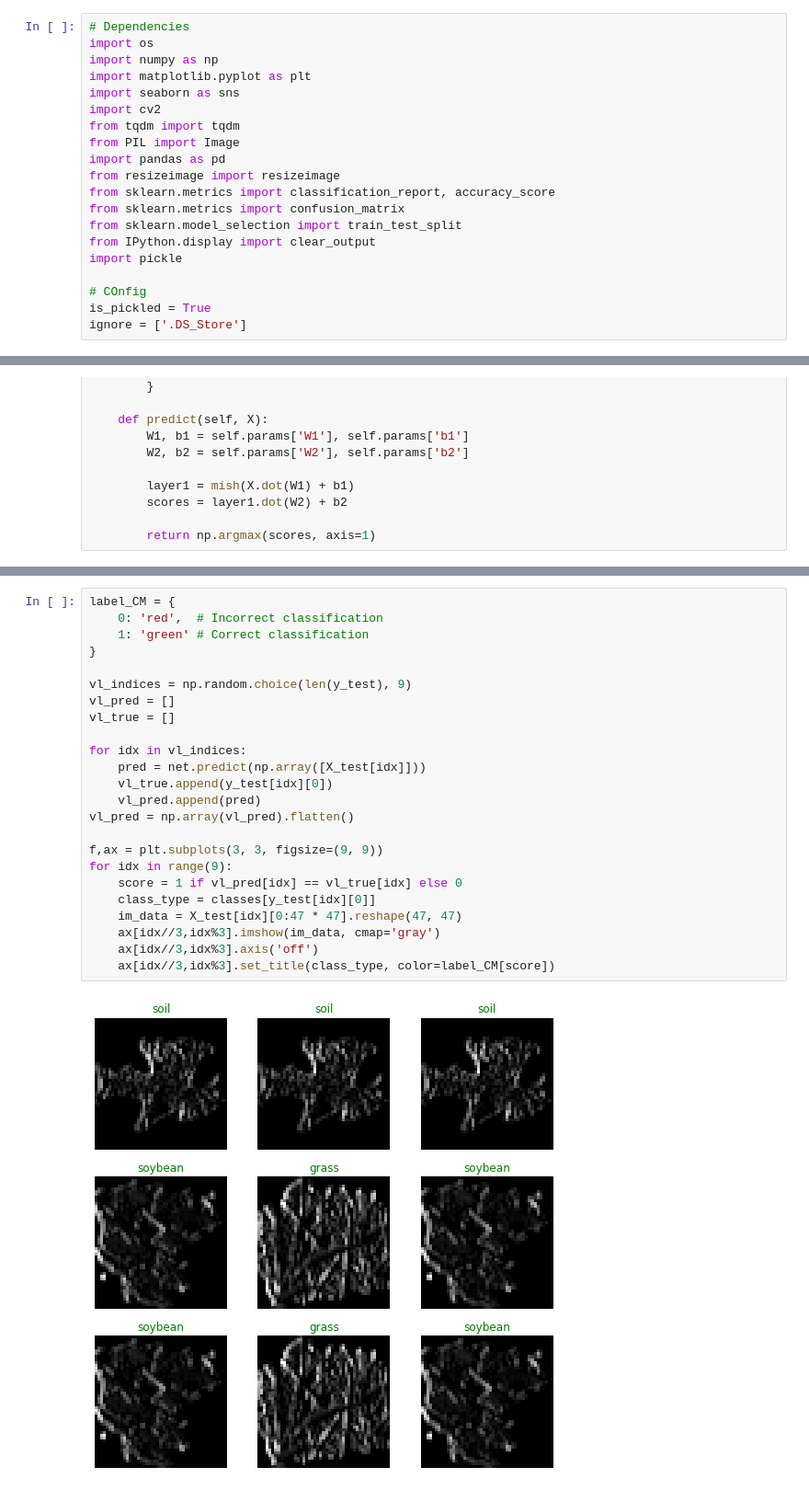
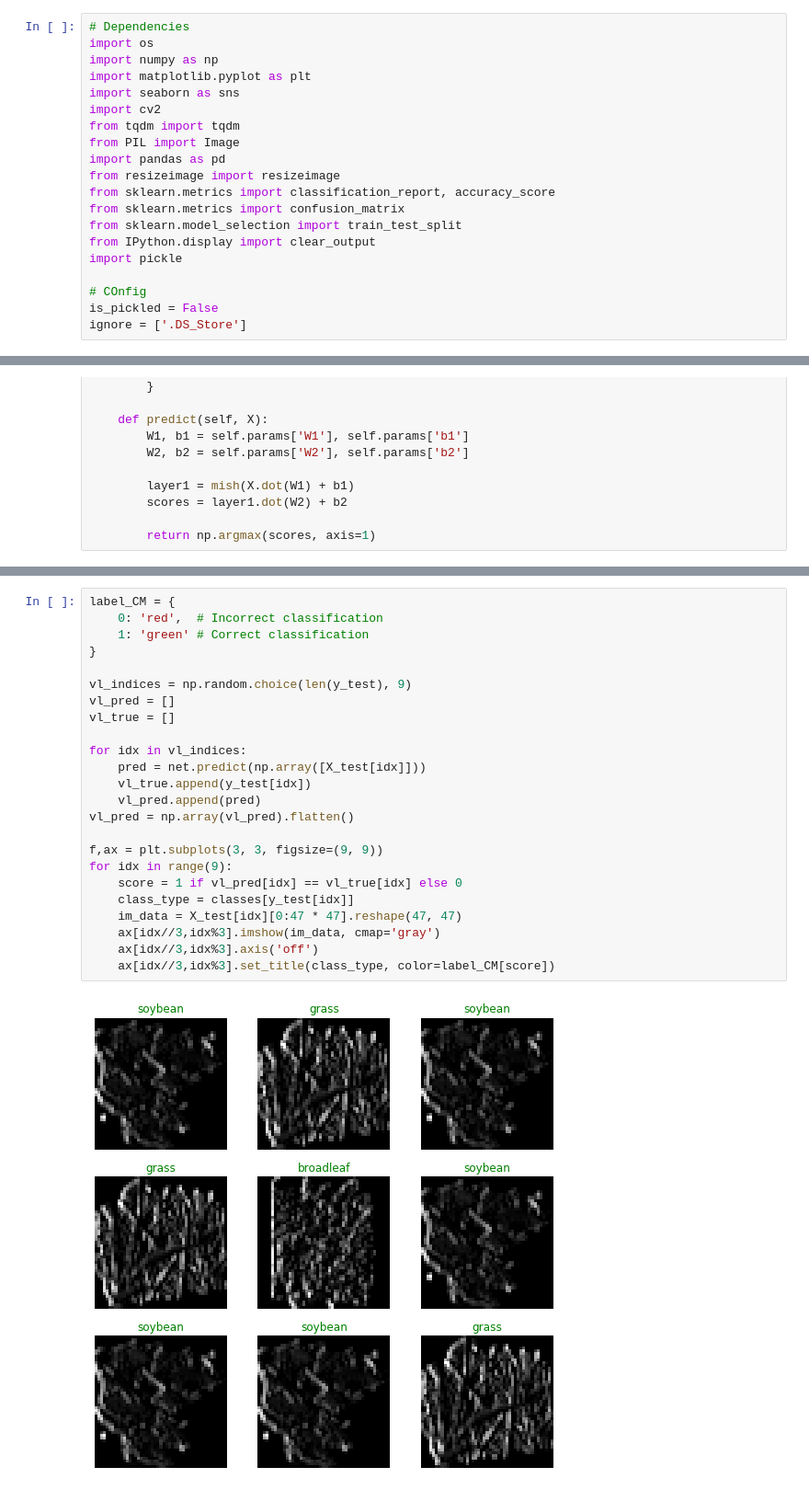
Before and after one commit to Tubbz-alt/soybean_image_classifier_with_numpy, a Jupyter notebook: soybean_weeds.ipynb, the cells around one changed output, grey strips where cells are left out. Shown at 92% size. Drawn from its saved outputs; the diff is of its cells as text.

```diff
--- a/soybean_weeds.ipynb
+++ b/soybean_weeds.ipynb
@@ -19,7 +19,7 @@ from IPython.display import clear_output
 import pickle
 
 # COnfig
-is_pickled = True
+is_pickled = False
 ignore = ['.DS_Store']
 # %%
 # Import Dataset: Class list
@@ -400,26 +400,26 @@ plt.show()
 # %%
 label_CM = {
     0: 'red',  # Incorrect classification
     1: 'green' # Correct classification
 }
 
 vl_indices = np.random.choice(len(y_test), 9)
 vl_pred = []
 vl_true = []
 
 for idx in vl_indices:
     pred = net.predict(np.array([X_test[idx]]))
-    vl_true.append(y_test[idx][0])
+    vl_true.append(y_test[idx])
     vl_pred.append(pred)
 vl_pred = np.array(vl_pred).flatten()
 
 f,ax = plt.subplots(3, 3, figsize=(9, 9))
 for idx in range(9):
     score = 1 if vl_pred[idx] == vl_true[idx] else 0
-    class_type = classes[y_test[idx][0]]
+    class_type = classes[y_test[idx]]
     im_data = X_test[idx][0:47 * 47].reshape(47, 47)
     ax[idx//3,idx%3].imshow(im_data, cmap='gray')
     ax[idx//3,idx%3].axis('off')
     ax[idx//3,idx%3].set_title(class_type, color=label_CM[score])
 # %% [output]
-[figure, old version]
+[figure, new version]
```
Also changed, not shown: parts of 5 cells of this notebook.
